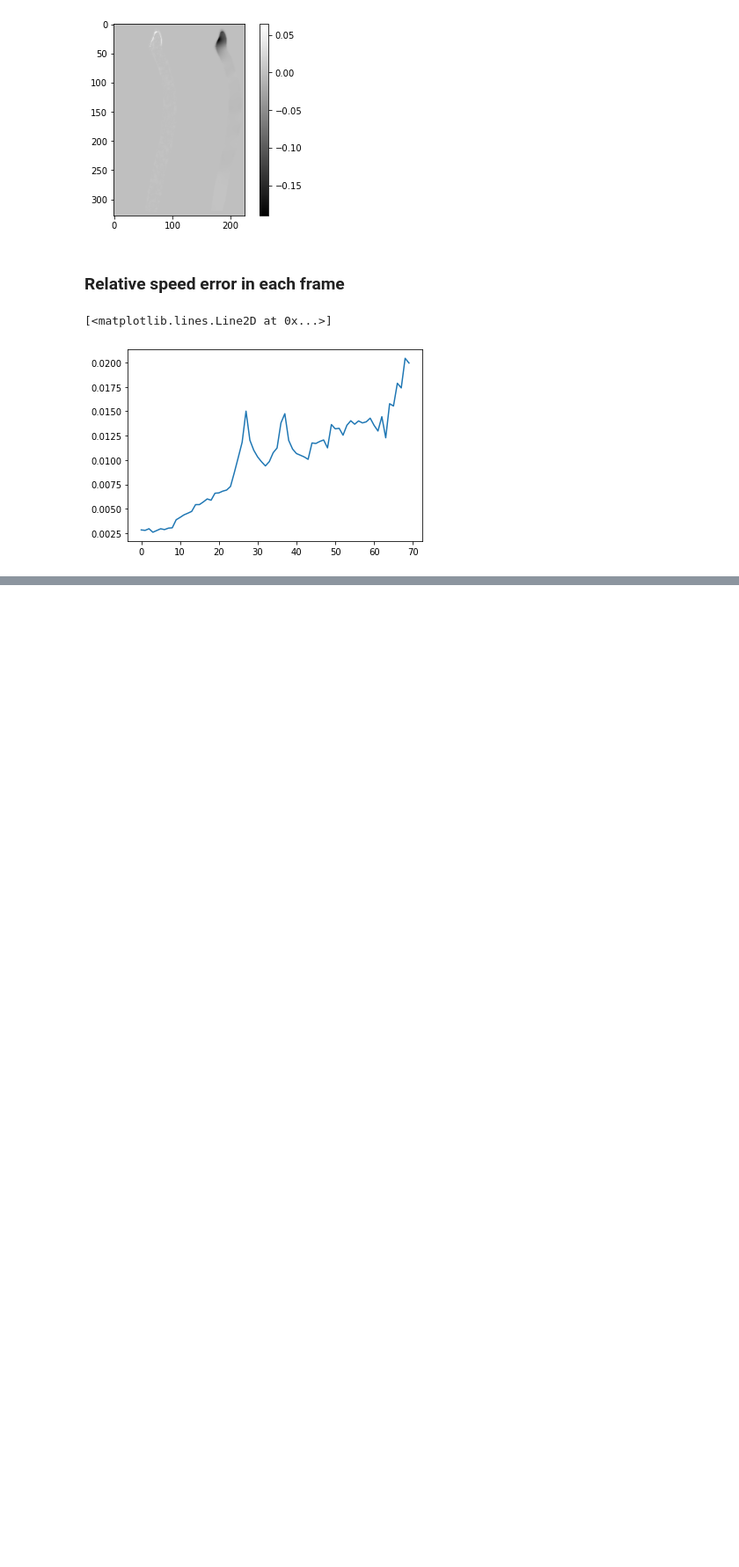
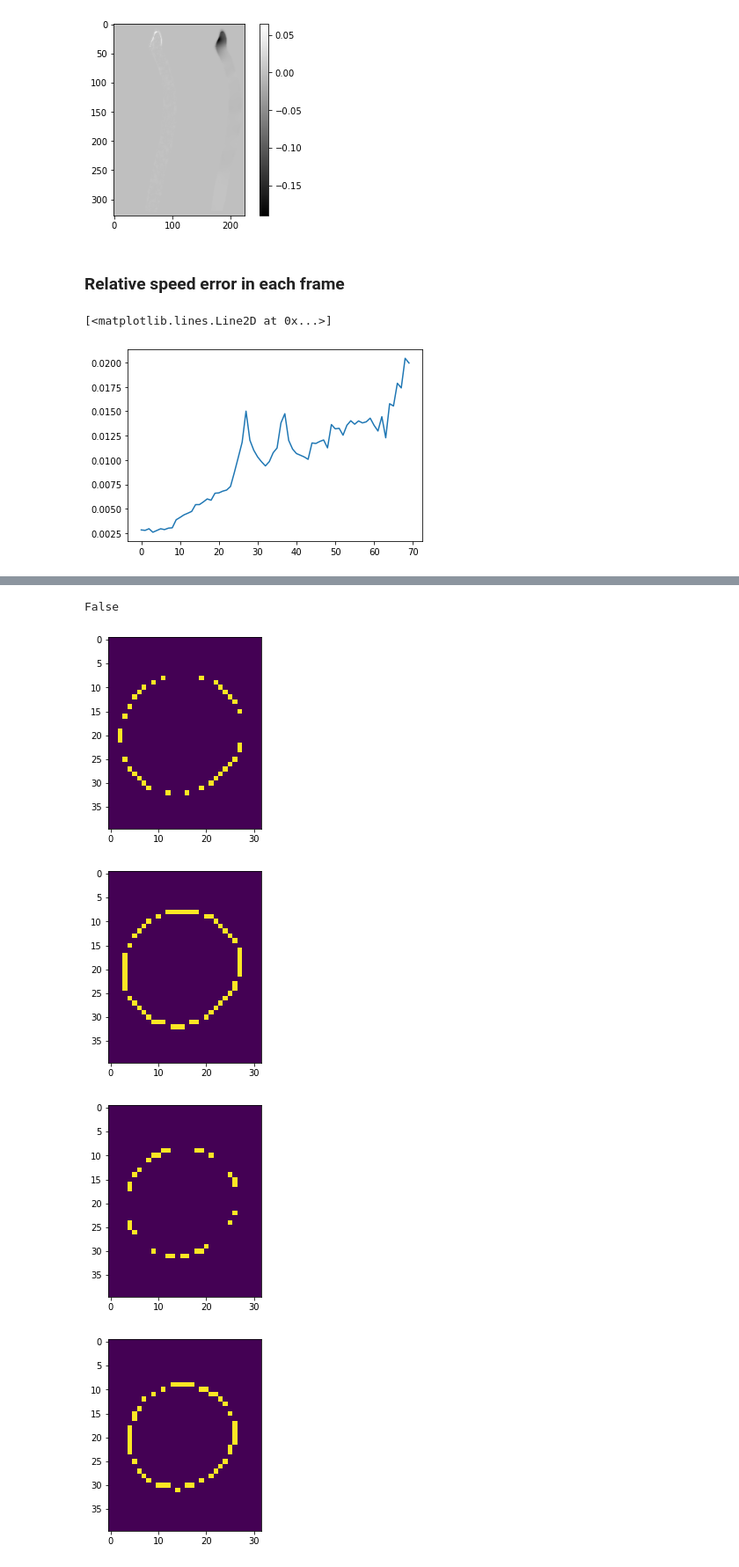
Before and after one commit to HTan-Barry/4DFlowSeg-Pytorch, a Jupyter notebook: demo/demo.ipynb, the cells around one changed output, grey strips where cells are left out. Shown at 88% size. Saved outputs shown, nothing was run; the diff lists cells and outputs as text; code cells hidden in the pictures; blank space fills up the shorter version.

```diff
--- a/demo/demo.ipynb
+++ b/demo/demo.ipynb
@@ -196,0 +218,18 @@ plt.plot(curf)
+# %%
+mask_path_list = sorted(glob.glob("./*-label-20.npy"))
+mask_arr = []
+for mask in mask_path_list:
+    mask_arr.append(np.load(mask))
+# %%
+i = 160
+print(np.all(mask[1]==mask[2]))
+for j in range(1, len(mask_arr)):
+    diff = (mask_arr[j][-1,i, :, :] - mask_arr[j-1][-1,i, :, :])
+    plt.imshow(abs(mask_arr[j][-1,i, :, :] - mask_arr[j-1][-1,i, :, :])[0:40, 80:])
+    plt.show()
+# %% [output]
+False
+[figure, added]
+[figure, added]
+[figure, added]
+[figure, added]
```
Also changed, not shown: parts of 11 cells of this notebook, 15 other files.
